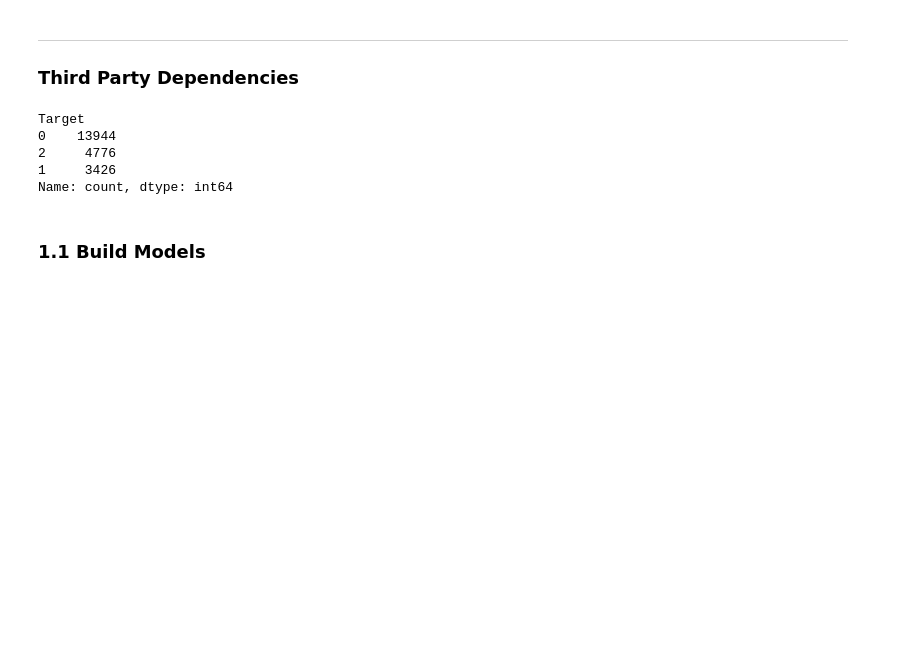
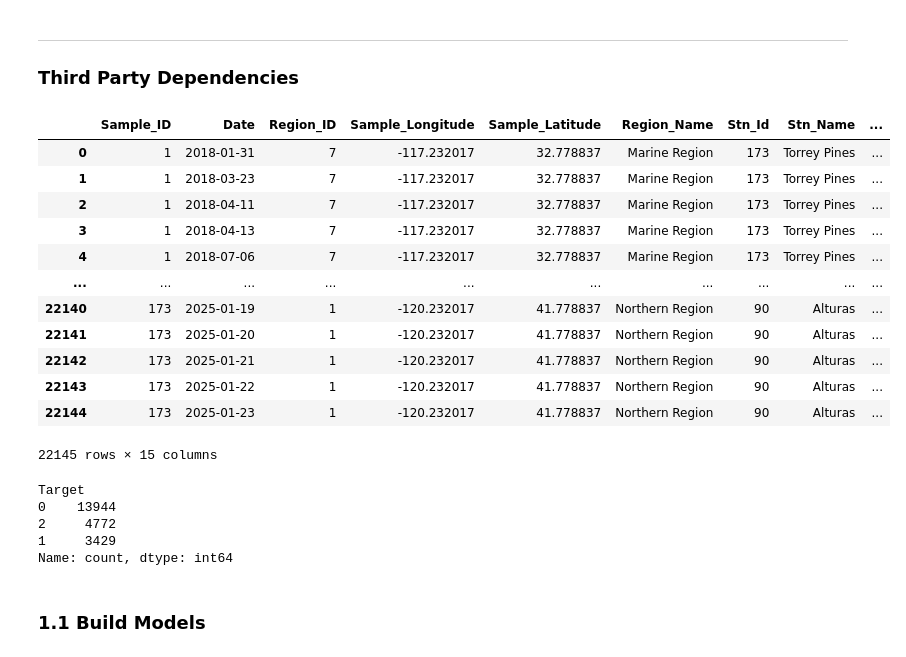
Before and after one commit to dustinlit/California-Wildfire-Ignition-ML-Modeling, a Jupyter notebook: notebooks/08_Evaluation_and_Visualization.ipynb, the cells around one changed output. Saved outputs shown, nothing was run; the diff lists cells and outputs as text; code cells hidden in the pictures; blank space fills up the shorter version.

```diff
--- a/notebooks/08_Evaluation_and_Visualization.ipynb
+++ b/notebooks/08_Evaluation_and_Visualization.ipynb
@@ -71,16 +71,32 @@ FIRST_DATE = pd.to_datetime('2018-01-01').date()
 LAST_DATE = pd.to_datetime('2024-12-31').date()
 # %%
 # Features and labels
-X = pd.read_csv('../data/processed/X.csv')
-y = pd.read_csv('../data/processed/y.csv').squeeze()  # Load as Series
-details = pd.read_csv('../data/processed/details.csv')
+X = pd.read_csv('../data/processed/X_reduced.csv')
+y = pd.read_csv('../data/processed/y_reduced.csv').squeeze()  # Load as Series
+details = pd.read_csv('../data/processed/details_reduced.csv')
+# %%
+details
+# %% [output]
+|  | Sample_ID | Date | Region_ID | Sample_Longitude | Sample_Latitude | Region_Name | Stn_Id | Stn_Name | ... |
+| 0 | 1 | 2018-01-31 | 7 | -117.232017 | 32.778837 | Marine Region | 173 | Torrey Pines | ... |
+| 1 | 1 | 2018-03-23 | 7 | -117.232017 | 32.778837 | Marine Region | 173 | Torrey Pines | ... |
+| 2 | 1 | 2018-04-11 | 7 | -117.232017 | 32.778837 | Marine Region | 173 | Torrey Pines | ... |
+| 3 | 1 | 2018-04-13 | 7 | -117.232017 | 32.778837 | Marine Region | 173 | Torrey Pines | ... |
+| 4 | 1 | 2018-07-06 | 7 | -117.232017 | 32.778837 | Marine Region | 173 | Torrey Pines | ... |
+| ... | ... | ... | ... | ... | ... | ... | ... | ... | ... |
+| 22140 | 173 | 2025-01-19 | 1 | -120.232017 | 41.778837 | Northern Region | 90 | Alturas | ... |
+| 22141 | 173 | 2025-01-20 | 1 | -120.232017 | 41.778837 | Northern Region | 90 | Alturas | ... |
+| 22142 | 173 | 2025-01-21 | 1 | -120.232017 | 41.778837 | Northern Region | 90 | Alturas | ... |
+| 22143 | 173 | 2025-01-22 | 1 | -120.232017 | 41.778837 | Northern Region | 90 | Alturas | ... |
+| 22144 | 173 | 2025-01-23 | 1 | -120.232017 | 41.778837 | Northern Region | 90 | Alturas | ... |
+22145 rows × 15 columns
 # %%
 y.value_counts()
 # %% [output]
 Target
 0    13944
-2     4776
-1     3426
+2     4772
+1     3429
 Name: count, dtype: int64
 # %%
 details['Date'] = pd.to_datetime(details['Date']).dt.date
```
Also changed, not shown: parts of 15 cells of this notebook, 7 other files.
